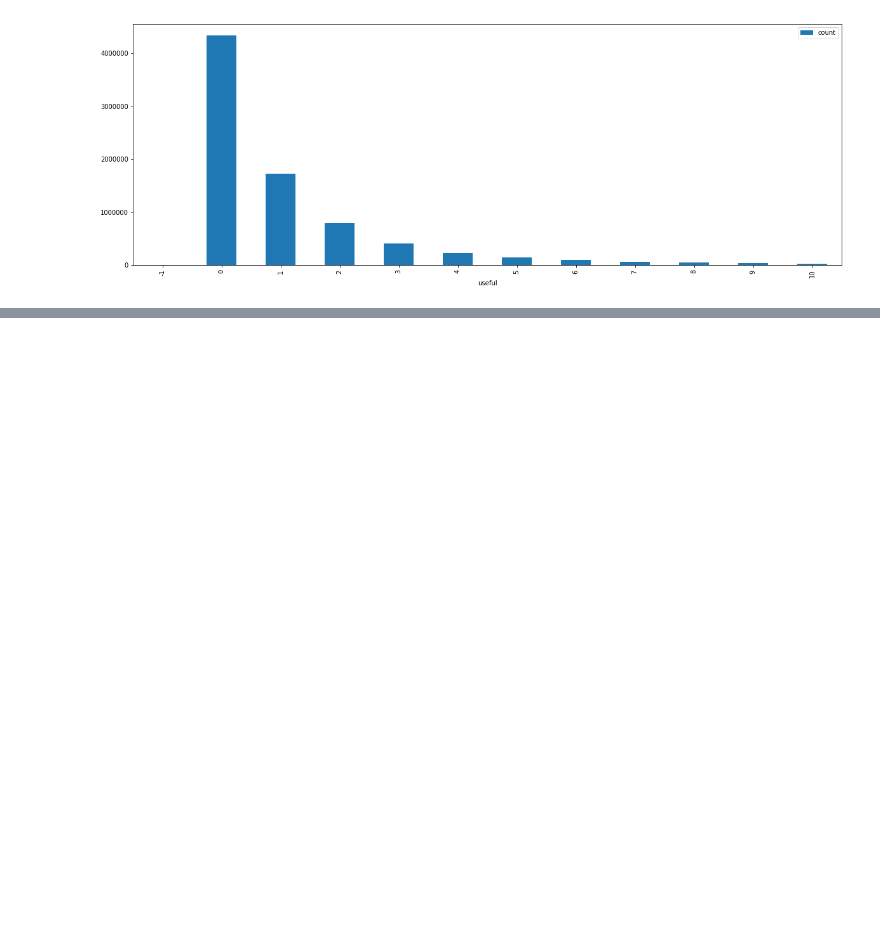
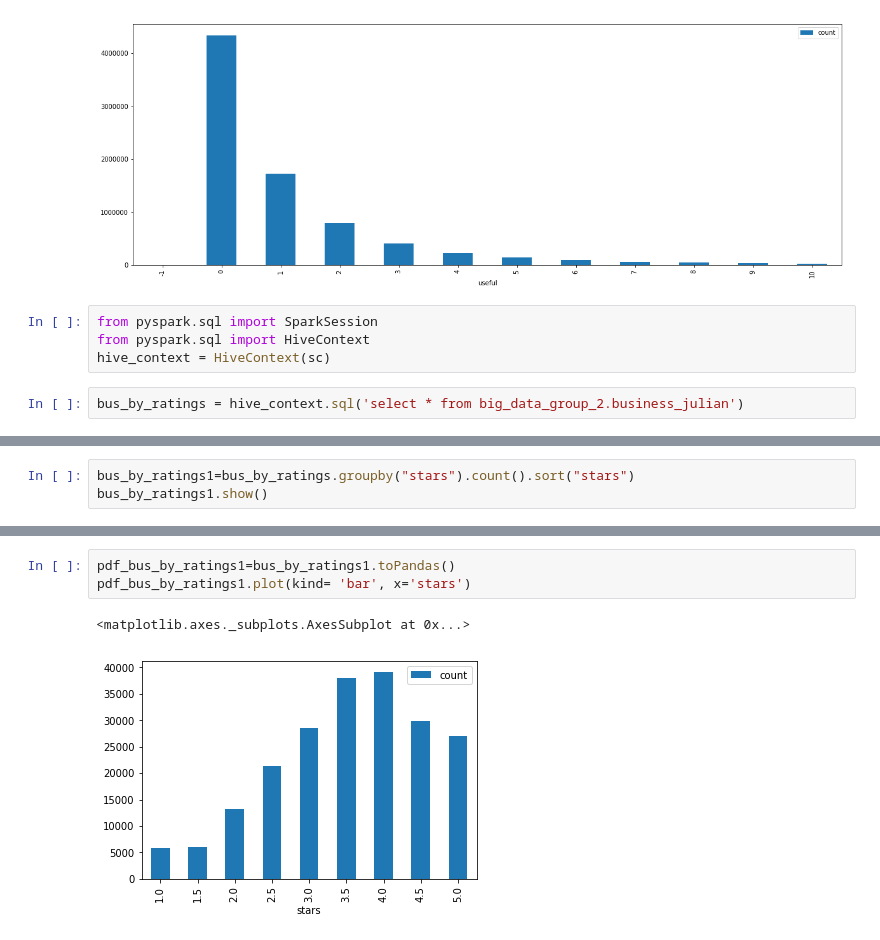
Before and after one commit to ju-kl/yelp-big-data-recommendations, a Jupyter notebook: yelp_review_EDA.ipynb, the cells around one changed output, grey strips where cells are left out. Saved outputs shown, nothing was run; the diff lists cells and outputs as text; blank space fills up the shorter version.

```diff
--- a/yelp_review_EDA.ipynb
+++ b/yelp_review_EDA.ipynb
@@ -203,3 +217,9 @@ pdf_dat3.plot(figsize=(20,7),kind= 'bar', x='useful')
 # %% [output]
 <matplotlib.axes._subplots.AxesSubplot at 0x...>
 [figure]
+# %%
+from pyspark.sql import SparkSession
+from pyspark.sql import HiveContext
+hive_context = HiveContext(sc)
+# %%
+bus_by_ratings = hive_context.sql('select * from big_data_group_2.business_julian')
@@ -205,0 +236,3 @@ pdf_dat3.plot(figsize=(20,7),kind= 'bar', x='useful')
+# %%
+bus_by_ratings1=bus_by_ratings.groupby("stars").count().sort("stars")
+bus_by_ratings1.show()
@@ -205,0 +253,6 @@ pdf_dat3.plot(figsize=(20,7),kind= 'bar', x='useful')
+# %%
+pdf_bus_by_ratings1=bus_by_ratings1.toPandas()
+pdf_bus_by_ratings1.plot(kind= 'bar', x='stars')
+# %% [output]
+<matplotlib.axes._subplots.AxesSubplot at 0x...>
+[figure, added]
```
Also changed, not shown: parts of 16 cells of this notebook.
